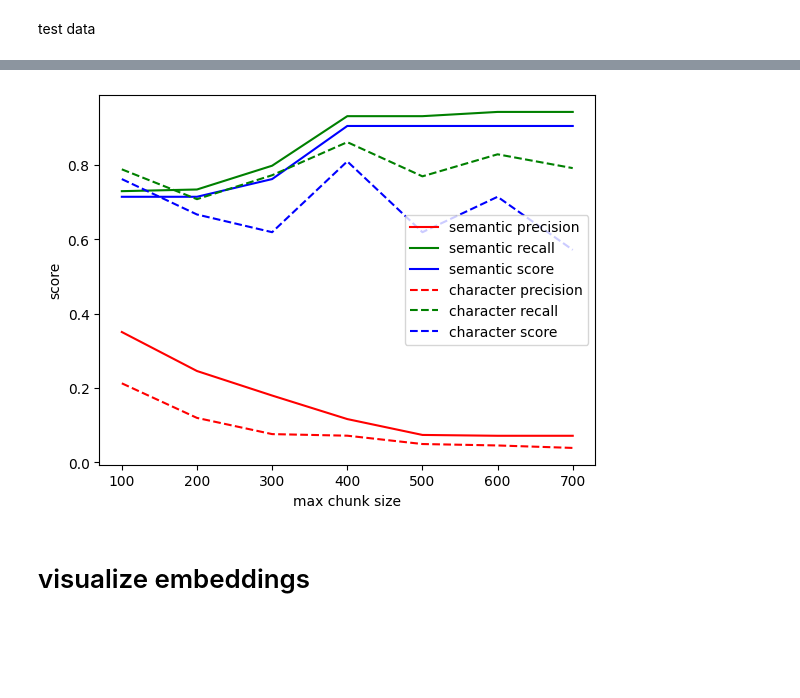
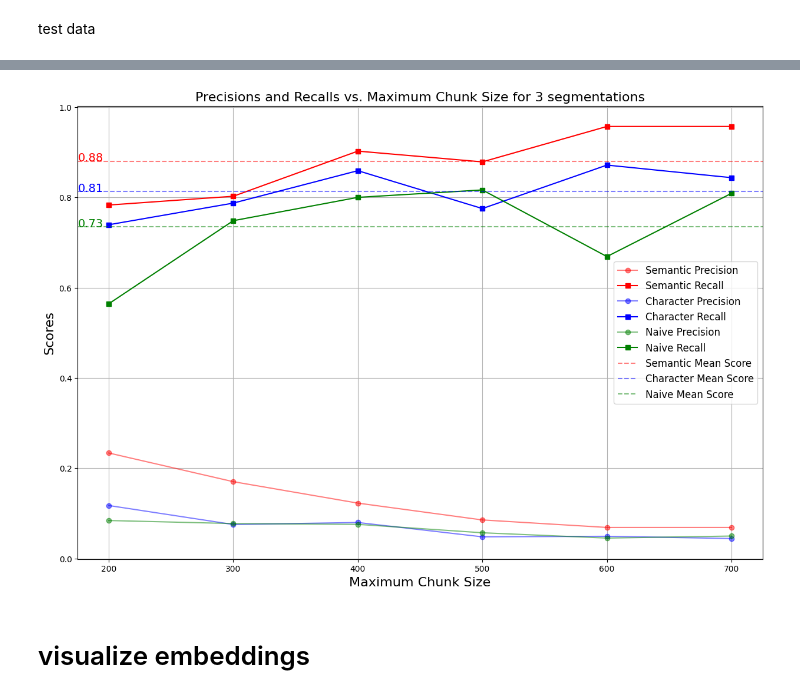
Before and after one commit to addaix/raglab, a Jupyter notebook: misc/ad_raglab_streamline.ipynb, the cells around one changed output, grey strips where cells are left out. Cells and saved outputs as stored; diff of their text form; code cells hidden in the pictures; blank space fills up the shorter version.

```diff
--- a/misc/ad_raglab_streamline.ipynb
+++ b/misc/ad_raglab_streamline.ipynb
@@ -66,0 +66,5 @@ test_doc = {"contract1": test_txt}
+# %%
+test_doc = {"contract": test_documents["contract1.txt"],
+            "wiki" : test_documents["mix_wiki.txt"]
+            }
+test_qa = {**test_responces["eval1.json"], **test_responces["mix_wiki.json"]}
@@ -123,12 +193,13 @@ def test_retrieval(chunker, max_chunk_size, verbose=False):
     print(f"\nScore: {score}/{len(test_qa)}")
     return precision/len(test_qa), recall/len(test_qa), score/len(test_qa)
 # %%
-max_sizes = [100, 200, 300, 400, 500, 600, 700]
+max_sizes = [ 200, 300, 400, 500, 600, 700]
 precisions = []
 recalls = []
 scores = []
-chunker = semantic_doc_chunker
-# chunker = char_doc_chunker
+#chunker = semantic_doc_chunker
+#chunker = char_doc_chunker
+chunker = size_doc_chunker
 for max_size in max_sizes:
     p,r,s = test_retrieval(chunker, max_size)
     precisions.append(p)
@@ -155,3 +226,7 @@ Score: 19/21
+# %%
+si_precisions = precisions
+si_recalls = recalls
+si_scores = scores
 # %%
 s_precisions = precisions
 s_recalls = recalls
@@ -160,20 +235,47 @@ s_scores = scores
 c_precisions = precisions
 c_recalls = recalls
 c_scores = scores
-# %%
-import matplotlib.pyplot as plt
-plt.plot(max_sizes, s_precisions, label="semantic precision", color="red")
-plt.plot(max_sizes, s_recalls, label="semantic recall", color="green")
-plt.plot(max_sizes, s_scores, label="semantic score", color="blue")
-plt.plot(max_sizes, c_precisions, label="character precision", linestyle="--", color="red")
-plt.plot(max_sizes, c_recalls, label="character recall", linestyle="--", color="green")
-plt.plot(max_sizes, c_scores, label="character score", linestyle="--", color="blue")
-plt.xlabel("max chunk size")
-plt.ylabel("score")
-plt.legend()
-plt.show()
-# %% [output]
-[figure, removed]
+# %%
+# Plotting
+import matplotlib.pyplot as plt
+plt.figure(figsize=(15, 10))
+plt.plot(max_sizes, s_precisions, label="Semantic Precision", color="red", marker='o', alpha=0.5)
+plt.plot(max_sizes, s_recalls, label="Semantic Recall", color="red", marker='s')
+#plt.plot(max_sizes, s_scores, label="Semantic Score", color="red", marker='^')
+
+plt.plot(max_sizes, c_precisions, label="Character Precision", linestyle="-", color="blue", marker='o', alpha=0.5)
+plt.plot(max_sizes, c_recalls, label="Character Recall", linestyle="-", color="blue", marker='s')
+#plt.plot(max_sizes, c_scores, label="Character Score", linestyle="--", color="blue", marker='^')
+
+plt.plot(max_sizes, si_precisions, label="Naive Precision", linestyle="-", color="green", marker='o', alpha=0.5)
+plt.plot(max_sizes, si_recalls, label="Naive Recall", linestyle="-", color="green", marker='s')
+#plt.plot(max_sizes, si_scores, label="Naive Score", linestyle=":", color="green", marker='^')
+
+# Adding labels and title
+plt.xlabel("Maximum Chunk Size", fontsize=16)
+plt.ylabel("Scores", fontsize=16)
+plt.title("Precisions and Recalls vs. Maximum Chunk Size for 3 segmentations", fontsize=16)
+
+# add mean lines and there hints
+plt.axhline(y=sum(s_recalls)/len(s_scores), color='red', linestyle='--', label='Semantic Mean Score', alpha=0.5)
+plt.axhline(y=sum(c_recalls)/len(c_scores), color='blue', linestyle='--', label='Character Mean Score', alpha=0.5)
+plt.axhline(y=sum(si_recalls)/len(si_scores), color='green', linestyle='--', label='Naive Mean Score', alpha=0.5)
+# right means values
+plt.text(max_sizes[0]-25, sum(s_recalls)/len(s_scores), f"{sum(s_recalls)/len(s_scores):.2f}", color='red', fontsize=14)
+plt.text(max_sizes[0]-25, sum(c_recalls)/len(c_scores), f"{sum(c_recalls)/len(c_scores):.2f}", color='blue', fontsize=14)
+plt.text(max_sizes[0]-25, sum(si_recalls)/len(si_scores), f"{sum(si_recalls)/len(si_scores):.2f}", color='green', fontsize=14)
+
+
+# Adding grid
+plt.grid(True)
+
+# Adding legend
+plt.legend(fontsize=12)
+
+# Display the plot
+plt.show()
+# %% [output]
+[figure, added]
 # %% [markdown]
 # visualize embeddings
 # %%
```
Also changed, not shown: parts of 19 cells of this notebook, 4 other files.
